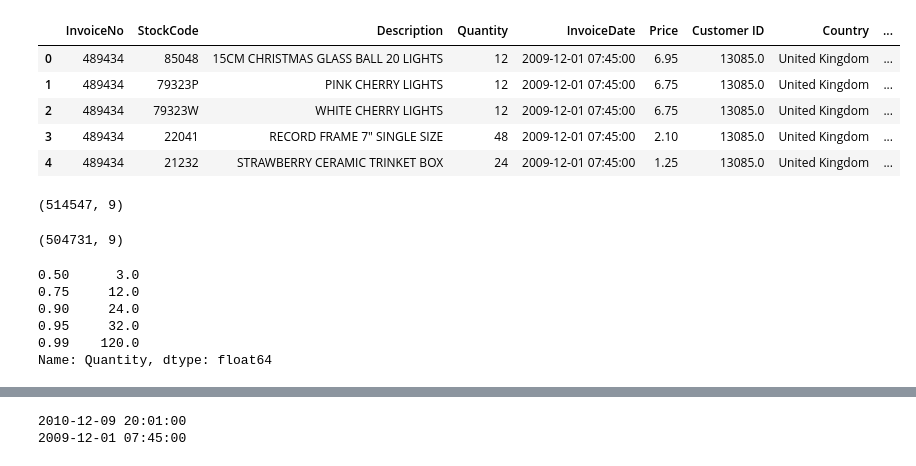
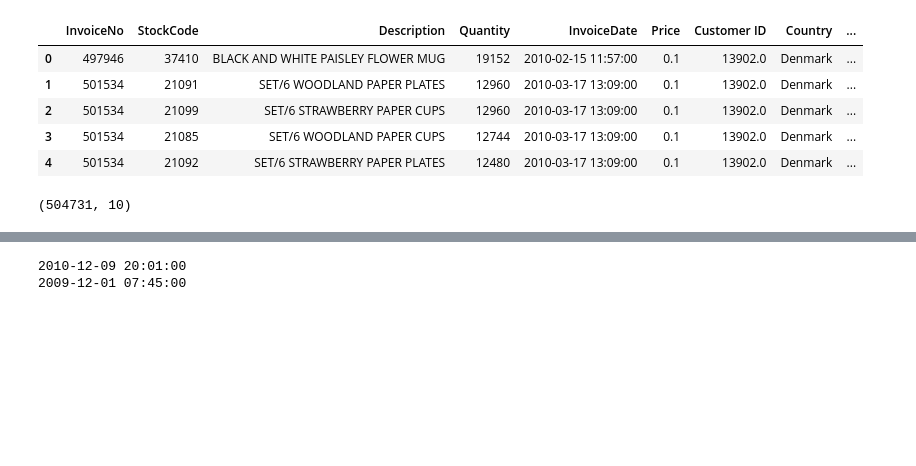
Before and after one commit to machaniG/retail-demand-forecasting, a Jupyter notebook: notebooks/retail-forecast.ipynb, the cells around one changed output, grey strips where cells are left out. Cells and saved outputs as stored; diff of their text form; code cells hidden in the pictures; blank space fills up the shorter version.

```diff
--- a/notebooks/retail-forecast.ipynb
+++ b/notebooks/retail-forecast.ipynb
@@ -12,32 +12,16 @@ import seaborn as sns
 import datetime as dt
 import holidays
 # %%
-df = pd.read_csv('../data/raw/cleaned_transactions.csv')
+df = pd.read_parquet('../data/processed/transactions_with_segments.parquet')
 df.head()
 # %% [output]
 |  | InvoiceNo | StockCode | Description | Quantity | InvoiceDate | Price | Customer ID | Country | ... |
-| 0 | 489434 | 85048 | 15CM CHRISTMAS GLASS BALL 20 LIGHTS | 12 | 2009-12-01 07:45:00 | 6.95 | 13085.0 | United Kingdom | ... |
-| 1 | 489434 | 79323P | PINK CHERRY LIGHTS | 12 | 2009-12-01 07:45:00 | 6.75 | 13085.0 | United Kingdom | ... |
-| 2 | 489434 | 79323W | WHITE CHERRY LIGHTS | 12 | 2009-12-01 07:45:00 | 6.75 | 13085.0 | United Kingdom | ... |
-| 3 | 489434 | 22041 | RECORD FRAME 7" SINGLE SIZE | 48 | 2009-12-01 07:45:00 | 2.10 | 13085.0 | United Kingdom | ... |
-| 4 | 489434 | 21232 | STRAWBERRY CERAMIC TRINKET BOX | 24 | 2009-12-01 07:45:00 | 1.25 | 13085.0 | United Kingdom | ... |
+| 0 | 497946 | 37410 | BLACK AND WHITE PAISLEY FLOWER MUG | 19152 | 2010-02-15 11:57:00 | 0.1 | 13902.0 | Denmark | ... |
+| 1 | 501534 | 21091 | SET/6 WOODLAND PAPER PLATES | 12960 | 2010-03-17 13:09:00 | 0.1 | 13902.0 | Denmark | ... |
+| 2 | 501534 | 21099 | SET/6 STRAWBERRY PAPER CUPS | 12960 | 2010-03-17 13:09:00 | 0.1 | 13902.0 | Denmark | ... |
+| 3 | 501534 | 21085 | SET/6 WOODLAND PAPER CUPS | 12744 | 2010-03-17 13:09:00 | 0.1 | 13902.0 | Denmark | ... |
+| 4 | 501534 | 21092 | SET/6 STRAWBERRY PAPER PLATES | 12480 | 2010-03-17 13:09:00 | 0.1 | 13902.0 | Denmark | ... |
 # %%
 df.shape
 # %% [output]
-(514547, 9)
+(504731, 10)
-# %%
-# filter for sales only
-df = df[df["Quantity"] > 0]
-df.shape
-# %% [output]
-(504731, 9)
-# %%
-max_qrt = df.sort_values(by = "Quantity", ascending = False)
-max_qrt["Quantity"].quantile([0.50, 0.75, 0.90, 0.95, 0.99])
-# %% [output]
-0.50      3.0
-0.75     12.0
-0.90     24.0
-0.95     32.0
-0.99    120.0
-Name: Quantity, dtype: float64
```
Also changed, not shown: parts of 22 cells of this notebook, 18 other files.
